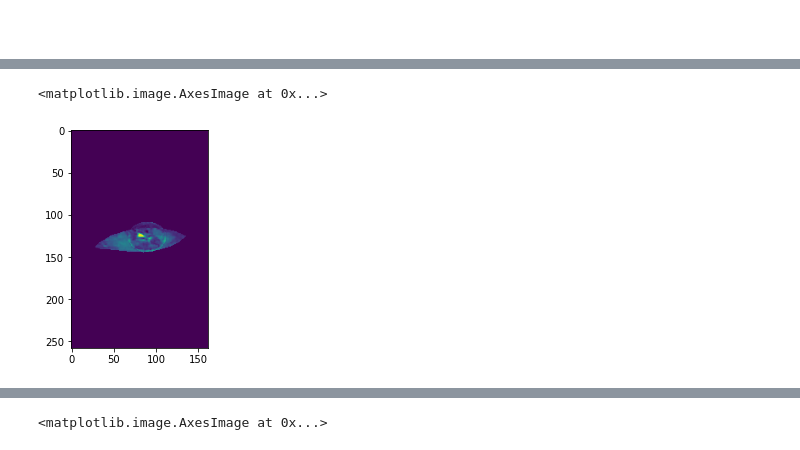
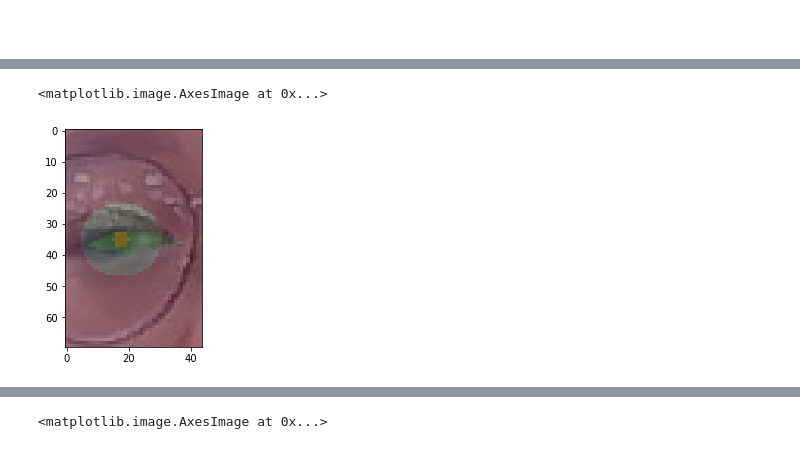
Before and after one commit to Deep-In-Sight/nia, a Jupyter notebook: scripts/RIT_Label-mid_term.ipynb, the cells around one changed output, grey strips where cells are left out. Drawn from its saved outputs; the diff is of its cells as text; code cells hidden in the pictures.

```diff
--- a/scripts/RIT_Label.ipynb
+++ b/scripts/RIT_Label-mid_term.ipynb
@@ -41,2 +23,12 @@ dtype('int64')
 # %% [markdown]
 ###
+# %%
+# Load annotation
+ddir = "/home/di/Work/data/NIA2022/Refined/0804/"
+
+fn_json = ddir + "refined_json/NIA22EYE_S1_007_T1_S09_L_rgb_A_U_T_156.json"
+fn_png  = fn_json.replace("json", "png")
+
+img = cv2.cvtColor(cv2.imread(fn_png), cv2.COLOR_BGR2RGB)
+
+anno = json.load(open(fn_json))
@@ -43,13 +37,17 @@ dtype('int64')
 # %%
-# Load annotation
-ddir = "../../SampleData/"
-
-fn_json = ddir + "json/mobile_C_D_H1_01.json"
-fn_png  = fn_json.replace("json", "png")
-
-img = cv2.cvtColor(cv2.imread(fn_png), cv2.COLOR_BGR2RGB)
-
-anno = json.load(open(fn_json))
-
 #eye = nia22.eyes.Eye(anno["Annotations"]["image"]["annotations"])
 eye = nia22.eyes.Eye(anno["annotations"])
+
+area, cropped = nia22.eyes.crop_eye(img, np.array(eye.l_eyelid['points']))
+
+lcx, lcy = np.mean(eye.l_iris['points'], axis=0)
+lrx, lry = np.ptp(eye.l_iris['points'], axis=0)
+
+rcx, rcy = np.mean(eye.r_iris['points'], axis=0)
+rrx, rry = np.ptp(eye.r_iris['points'], axis=0)
+
+eye.l_center={"label":"l_center", 'points':[[lcx,lcy]]}
+eye.r_center={"label":"r_center", 'points':[[rcx,rcy]]}
+
+eye.l_iris.update({'cx':lcx, 'cy':lcy, 'rx':lrx, 'ry':lry})
+eye.r_iris.update({'cx':rcx, 'cy':rcy, 'rx':rrx, 'ry':rry})
@@ -59,4 +55,6 @@ area, cropped = nia22.eyes.crop_eye(img, np.array(eye.l_eyelid['points']))
 # Make label map
 from nia22.eyes import mask_one_eye, crop_eye
 
-cropped, mask = mask_one_eye(img, eye, "r")
+cropped, mask = mask_one_eye(img, eye, "l")
+
+plt.imshow(img)
@@ -68,8 +64,9 @@ plt.imshow(mask)
 # %%
-plt.imshow(cropped[:,:,2] * mask)
+plt.imshow(cropped)
+plt.imshow(mask, alpha=0.3)
 # %% [output]
 <matplotlib.image.AxesImage at 0x...>
-[figure, old version]
+[figure, new version]
 # %%
 # train with my new label map
 from glob import glob
```
Also changed, not shown: parts of 8 cells of this notebook, 13 other files.
